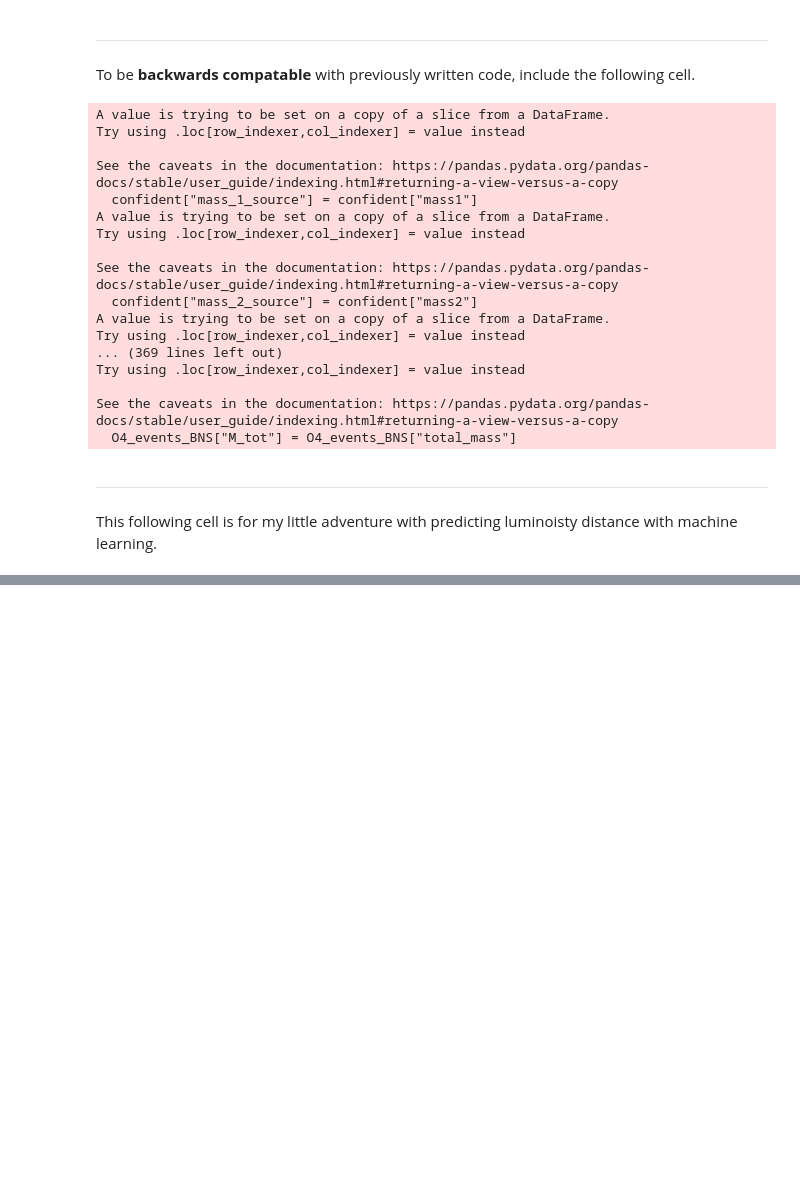
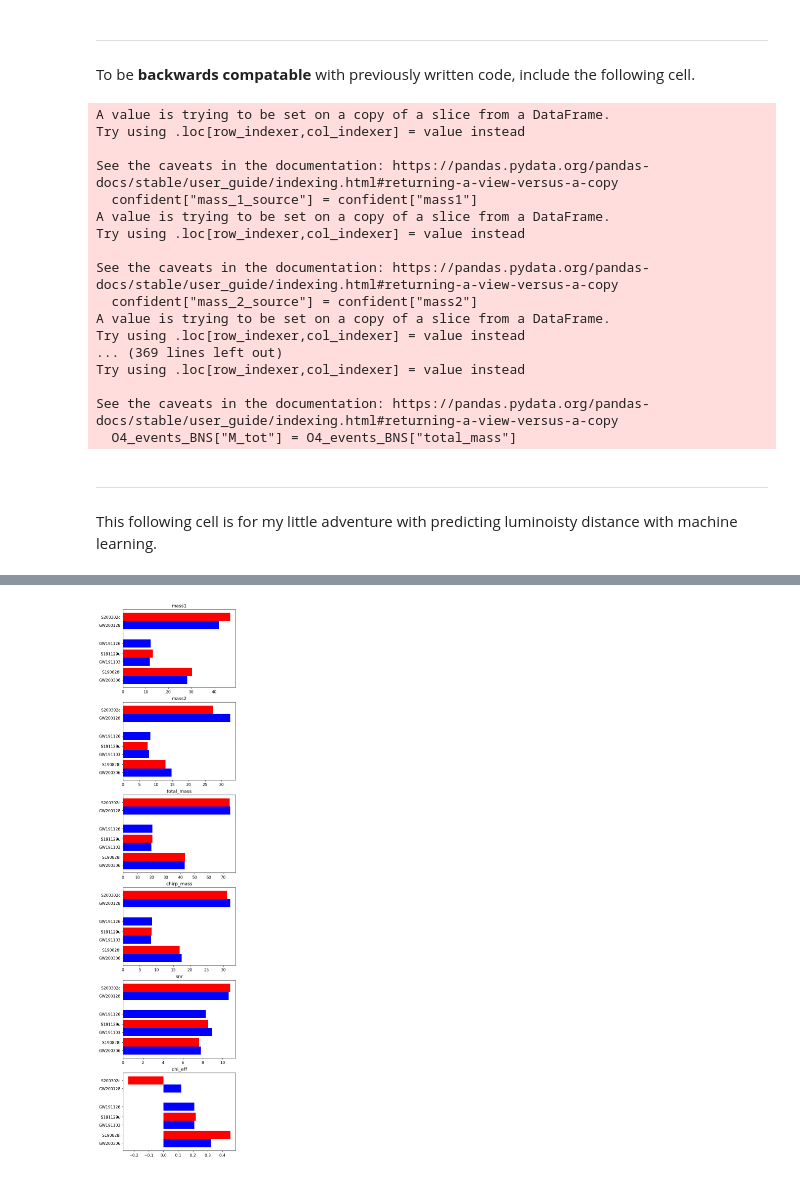
Before and after one commit to AndrewValentini/Gravitational-Waves-Research-23-24, a Jupyter notebook: Data Analysis/DataFormat.ipynb, the cells around one changed output, grey strips where cells are left out. Drawn from its saved outputs; the diff is of its cells as text; code cells hidden in the pictures; blank space fills up the shorter version.

Commit message:
Finding overlap

```diff
--- a/Data Analysis/DataFormat.ipynb
+++ b/Data Analysis/DataFormat.ipynb
@@ -106,6 +106,8 @@ events = pd.concat([O4_all, O3_all])
 events["total_mass"] = events["mass1"] + events["mass2"]
 events["mass_ratio"] = events["mass1"] / events["mass2"]
 events["mass_dos"] = abs(events["mass2"] - events["mass1"]) / events["total_mass"]
+events["effective_spin"] = events["spin1z"] + events["spin2z"]
+events["chi_eff"] = events["effective_spin"]
 
 events_BBH = events[events["mass2"] > 2.16]
 events_BNS = events[events["mass2"] <= 2.16]
@@ -319,0 +337,13 @@ O3_mock = pd.read_csv("../Data Analysis/PredictedData/O3_mock.csv")
+# %%
+overlap = list()
+for _, event in O3_events.iterrows():
+    for _, other_event in O3.iterrows():
+        if abs(event["chirp_mass"] - other_event["chirp_mass"]) <= chirp_mass_threshhold and abs(event["total_mass"] - other_event["total_mass"]) <= total_mass_threshhold and abs(event["snr"] - other_event["snr"]) <= SNR_threshhold and abs(event["spin1z"] + event["spin2z"] - other_event["chi_eff"]) <= eff_spin_threshhold:
+            overlap.append((event, other_event))
+# %%
+for pair in overlap:
+    real_event, GWTC_event = pair
+    print("Catalog", "id        ", "mass1     ", "mass2     ", "total_mass", "chirp_mass", "snr       ", "spin1z    ", "spin2z    ", "eff_spin  ")
+    print("Real   ", str.ljust(real_event["eventid"], 10), str.ljust(str(round(real_event["mass1"], rounding)), 10), str.ljust(str(round(real_event["mass2"], rounding)), 10), str.ljust(str(round(real_event["total_mass"], rounding)), 10), str.ljust(str(round(real_event["chirp_mass"], rounding)), 10), str.ljust(str(round(real_event["snr"], rounding)), 10), str.ljust(str(round(real_event["spin1z"], rounding)), 10), str.ljust(str(round(real_event["spin2z"], rounding)), 10), str.ljust(str(round(real_event["spin1z"] + real_event["spin2z"], rounding)), 10))
+    print("GWTC   ", str.ljust(GWTC_event["simple_name"], 10), str.ljust(str(round(GWTC_event["mass1"], rounding)), 10), str.ljust(str(round(GWTC_event["mass2"], rounding)), 10), str.ljust(str(round(GWTC_event["total_mass"], rounding)), 10), str.ljust(str(round(GWTC_event["chirp_mass"], rounding)), 10), str.ljust(str(round(GWTC_event["snr"], rounding)), 10), str.ljust("NaN", 10), str.ljust("NaN", 10), str.ljust(str(round(GWTC_event["chi_eff"], rounding)), 10))
+    print()
@@ -319,0 +366,32 @@ O3_mock = pd.read_csv("../Data Analysis/PredictedData/O3_mock.csv")
+# %%
+fig, ax = plt.subplots(6, figsize=(5, 20), layout='constrained', dpi=110)
+
+combined_overlap = list()
+ele = 0
+#GWTC_overlap = list()
+for pair in overlap:
+    real_event, GWTC_event = pair
+    real_event["id"] = real_event["eventid"]
+    real_event["color"] = "r"
+    real_event["label"] = "Real"
+    real_event["ele"] = ele
+    combined_overlap.append(real_event)
+    GWTC_event["id"] = GWTC_event["simple_name"]
+    GWTC_event["color"] = "b"
+    GWTC_event["label"] = "GWTC"
+    GWTC_event["ele"] = ele + barWidth
+    combined_overlap.append(GWTC_event)
+    ele += barWidth * 2.25
+combined_overlap = pd.concat(combined_overlap)
+
+indices = [0,1,2,3,4,5]
+labels = ["mass1", "mass2", "total_mass", "chirp_mass", "snr", "chi_eff"]
+for label, i in zip(labels, indices):
+    ax[i].barh(combined_overlap['ele'], combined_overlap[label], barWidth, color=combined_overlap["color"])
+    ax[i].set_yticks(np.array(combined_overlap['ele'], dtype=float), labels=combined_overlap['id'])
+    ax[i].invert_yaxis()
+    ax[i].set_title(label)
+
+plt.show()
+# %% [output]
+[figure, added]
```
Also changed, not shown: parts of 5 cells of this notebook.
